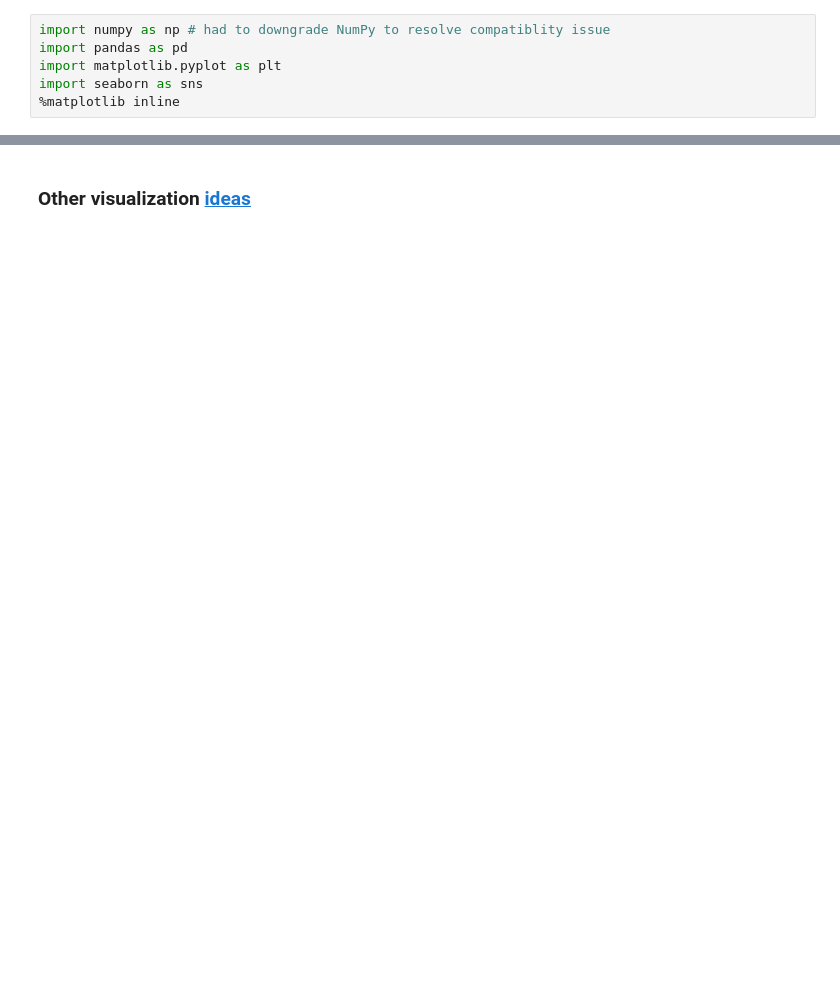
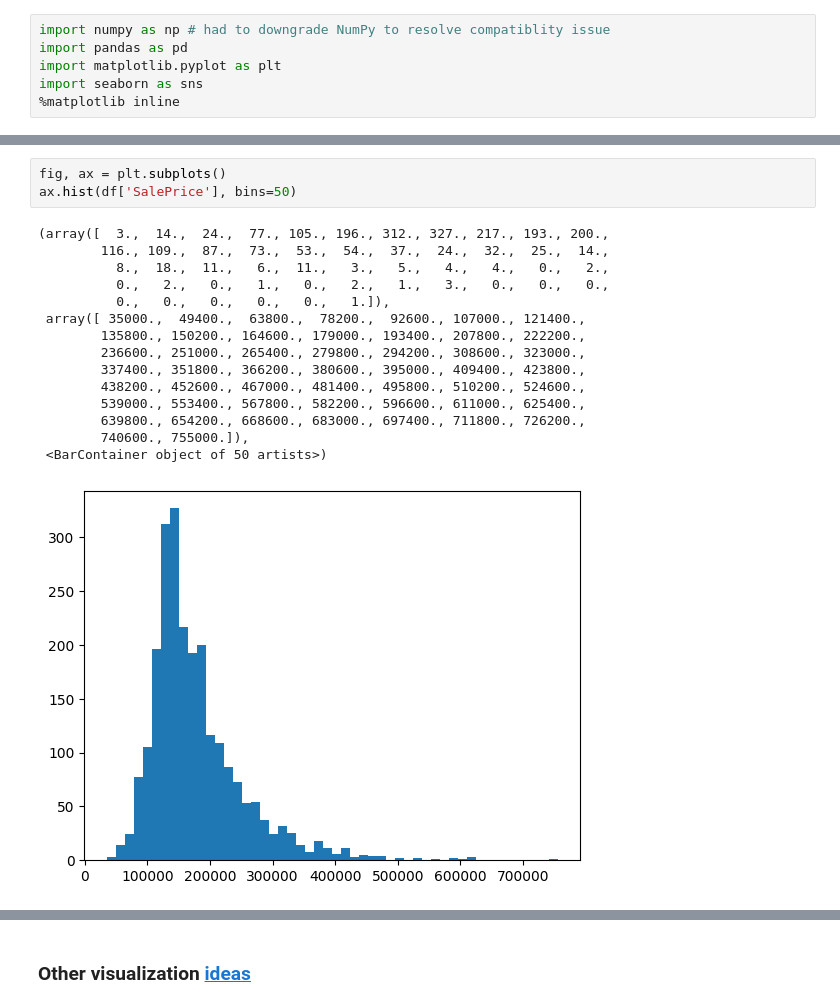
Before and after one commit to erinnyy/Ames_ML_Project, a Jupyter notebook: EDA.ipynb, the cells around one changed output, grey strips where cells are left out. Drawn from its saved outputs; the diff is of its cells as text; blank space fills up the shorter version.

```diff
--- a/EDA.ipynb
+++ b/EDA.ipynb
@@ -22,0 +16,19 @@ housing.groupby('SaleCondition')['SalePrice'].describe()
+# %%
+fig, ax = plt.subplots()
+ax.hist(df['SalePrice'], bins=50)
+# %% [output]
+(array([  3.,  14.,  24.,  77., 105., 196., 312., 327., 217., 193., 200.,
+        116., 109.,  87.,  73.,  53.,  54.,  37.,  24.,  32.,  25.,  14.,
+          8.,  18.,  11.,   6.,  11.,   3.,   5.,   4.,   4.,   0.,   2.,
+          0.,   2.,   0.,   1.,   0.,   2.,   1.,   3.,   0.,   0.,   0.,
+          0.,   0.,   0.,   0.,   0.,   1.]),
+ array([ 35000.,  49400.,  63800.,  78200.,  92600., 107000., 121400.,
+        135800., 150200., 164600., 179000., 193400., 207800., 222200.,
+        236600., 251000., 265400., 279800., 294200., 308600., 323000.,
+        337400., 351800., 366200., 380600., 395000., 409400., 423800.,
+        438200., 452600., 467000., 481400., 495800., 510200., 524600.,
+        539000., 553400., 567800., 582200., 596600., 611000., 625400.,
+        639800., 654200., 668600., 683000., 697400., 711800., 726200.,
+        740600., 755000.]),
+ <BarContainer object of 50 artists>)
+[figure, added]
```
Also changed, not shown: parts of 32 cells of this notebook.
